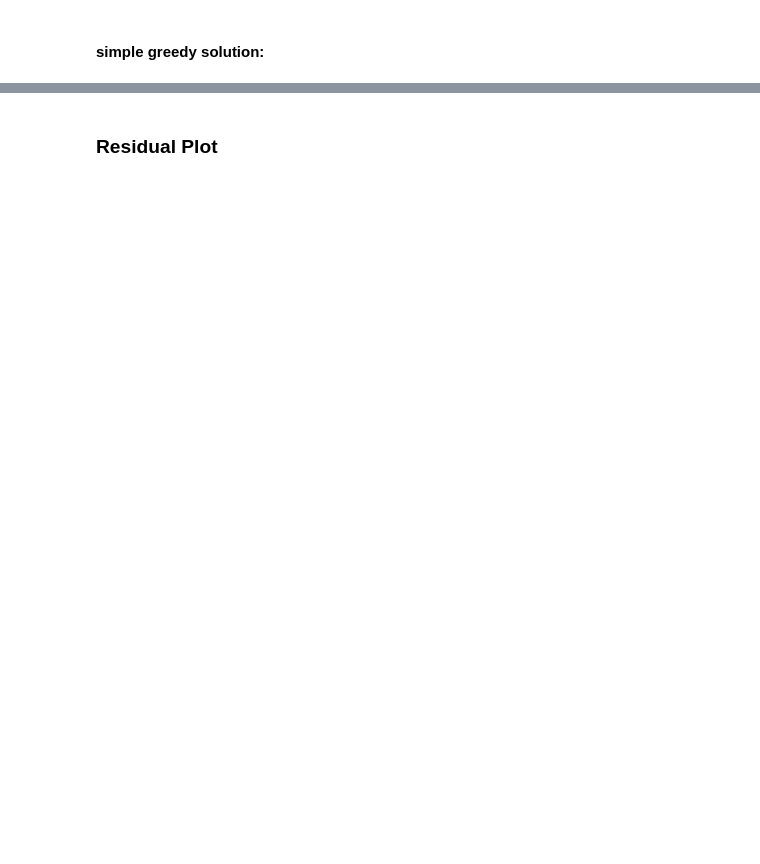
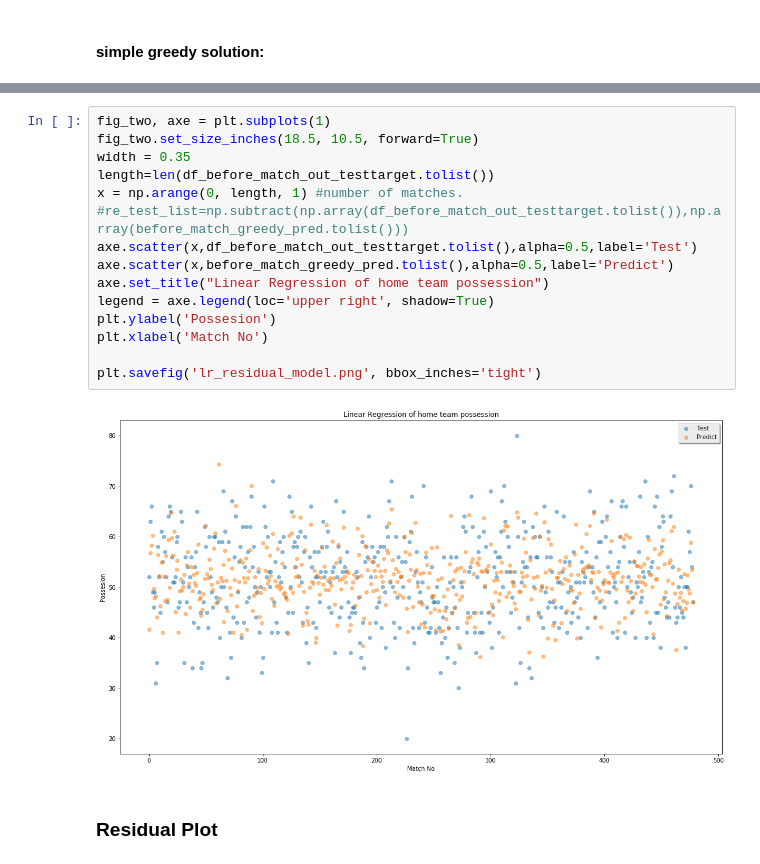
Before and after one commit to ShawnHouCHN/Introduction-to-Machine-Learning-and-Data-Mining-E17, a Jupyter notebook: Project2/Project 2 Regression - Residual.ipynb, the cells around one changed output, grey strips where cells are left out. Drawn from its saved outputs; the diff is of its cells as text; blank space fills up the shorter version.

```diff
--- a/Project2/Project 2 Regression - Residual.ipynb
+++ b/Project2/Project 2 Regression - Residual.ipynb
@@ -170,3 +141,20 @@ Selected columns by float greedy sequential forward selection are:
+# %%
+fig_two, axe = plt.subplots(1)
+fig_two.set_size_inches(18.5, 10.5, forward=True)
+width = 0.35
+length=len(df_before_match_out_testtarget.tolist())
+x = np.arange(0, length, 1) #number of matches.
+#re_test_list=np.subtract(np.array(df_before_match_out_testtarget.tolist()),np.array(before_match_greedy_pred.tolist()))
+axe.scatter(x,df_before_match_out_testtarget.tolist(),alpha=0.5,label='Test')
+axe.scatter(x,before_match_greedy_pred.tolist(),alpha=0.5,label='Predict')
+axe.set_title("Linear Regression of home team possession")
+legend = axe.legend(loc='upper right', shadow=True)
+plt.ylabel('Possesion')
+plt.xlabel('Match No')
+
+plt.savefig('lr_residual_model.png', bbox_inches='tight')
+# %% [output]
+[figure, added]
 # %% [markdown]
 ### Residual Plot
 # %%
```
Also changed, not shown: parts of 14 cells of this notebook.
